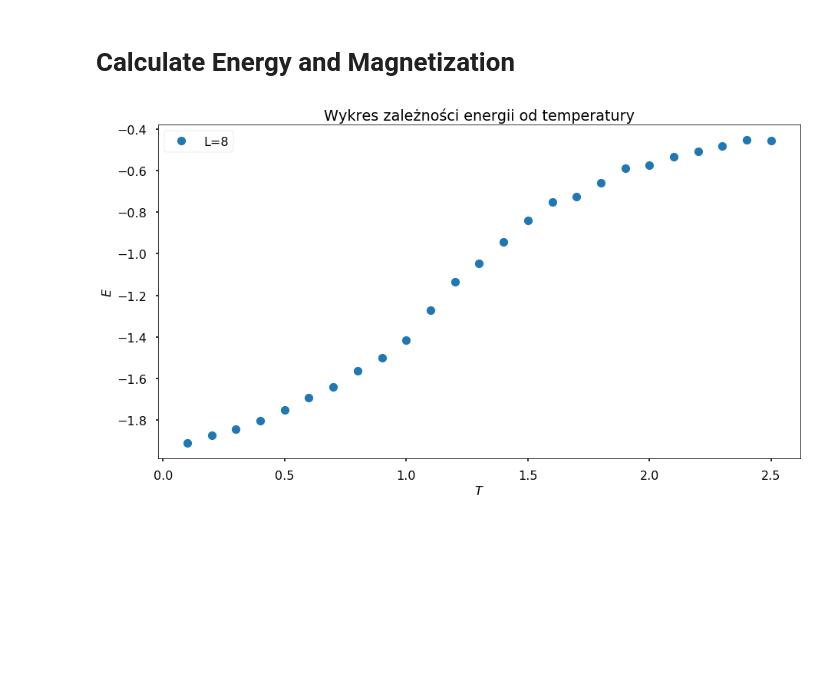
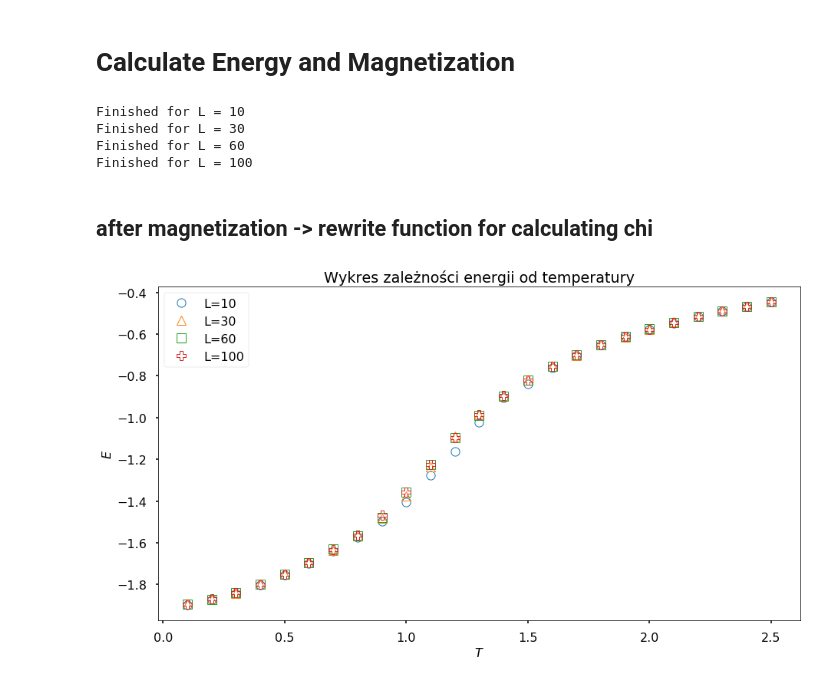
Before and after one commit to robertjankowski/XYmodel, a Jupyter notebook: plotting/XY_withCython.ipynb, the cells around one changed output. Saved outputs shown, nothing was run; the diff lists cells and outputs as text; code cells hidden in the pictures; blank space fills up the shorter version.

Commit message:
energy + magnetization

```diff
--- a/plotting/XY_withCython.ipynb
+++ b/plotting/XY_withCython.ipynb
@@ -190,7 +190,7 @@ cdef class XYmodel:
 @cython.boundscheck(False)
 @cython.wraparound(False)
 @cython.cdivision
-def get_Energy_Mag(int L, float min_T=0.1, float max_T=2.5, int step_T=25, int ESTEP=1000, int STEP=2000):
+def get_Energy_Mag(int L, float min_T=0.1, float max_T=2.5, int step_T=25, int ESTEP=70000, int STEP=50000):
     """L - lattice size"""
     cdef vector[float] energy
     cdef vector[float] magnet
@@ -217,7 +217,7 @@ def get_Energy_Mag(int L, float min_T=0.1, float max_T=2.5, int step_T=25, int E
             xy.step()
         for _ in range(STEP):
             xy.step()
-            E += xy.calculate_E()
+#             E += xy.calculate_E()
             M += xy.calculate_M()
 
         energy.push_back(E / STEP)
@@ -228,5 +228,5 @@ def get_Energy_Mag(int L, float min_T=0.1, float max_T=2.5, int step_T=25, int E
     for i in range(step_T):
         E_list.append(energy[i])
         M_list.append(magnet[i])
-
+    print("Finished for L = {}".format(L))
     return E_list, M_list
@@ -267,0 +264,13 @@ E_8, M_8 = get_Energy_Mag(8)
+# %%
+E_10, M_10 = get_Energy_Mag(L=10)
+E_30, M_30 = get_Energy_Mag(L=30)
+E_60, M_60 = get_Energy_Mag(L=60)
+E_100, M_100 = get_Energy_Mag(L=100)
+# %% [output]
+Finished for L = 10
+Finished for L = 30
+Finished for L = 60
+Finished for L = 100
+# %% [markdown]
+
+## after magnetization -> rewrite function for calculating chi
@@ -268,20 +279,20 @@ E_8, M_8 = get_Energy_Mag(8)
 # %%
 min_T = 0.1
 max_T = 2.5
 step_T = 25
 T_range = np.linspace(min_T, max_T, step_T)
 
 plt.figure(figsize=(15, 8))
-plt.plot(T_range, E_8, 'o', label='L=8')
-# plt.plot(T_range, E_16, 'o', label='L=16')
-# plt.plot(T_range, E_32, 'o', label='L=32')
-# plt.plot(T_range, E_64, 'o', label='L=64')
+plt.plot(T_range, E_10, 'o', label='L=10', markerfacecolor='none', markeredgewidth=1.0)
+plt.plot(T_range, E_30, '^', label='L=30', markerfacecolor='none', markeredgewidth=1.0)
+plt.plot(T_range, E_60, 's', label='L=60', markerfacecolor='none', markeredgewidth=1.0)
+plt.plot(T_range, E_100, 'P', label='L=100', markerfacecolor='none', markeredgewidth=1.0)
 
 plt.xlabel("$T$", fontsize=16)
 plt.ylabel("$E$", fontsize=16)
 plt.title("Wykres zależności energii od temperatury")
 plt.legend(loc='upper left')
 # plt.savefig("Energia.svg", dpi=800, bbox_inches='tight', format="svg")
 plt.show()
 # %% [output]
-[figure, old version]
+[figure, new version]
```
Also changed, not shown: parts of 9 cells of this notebook, 9 other files.
